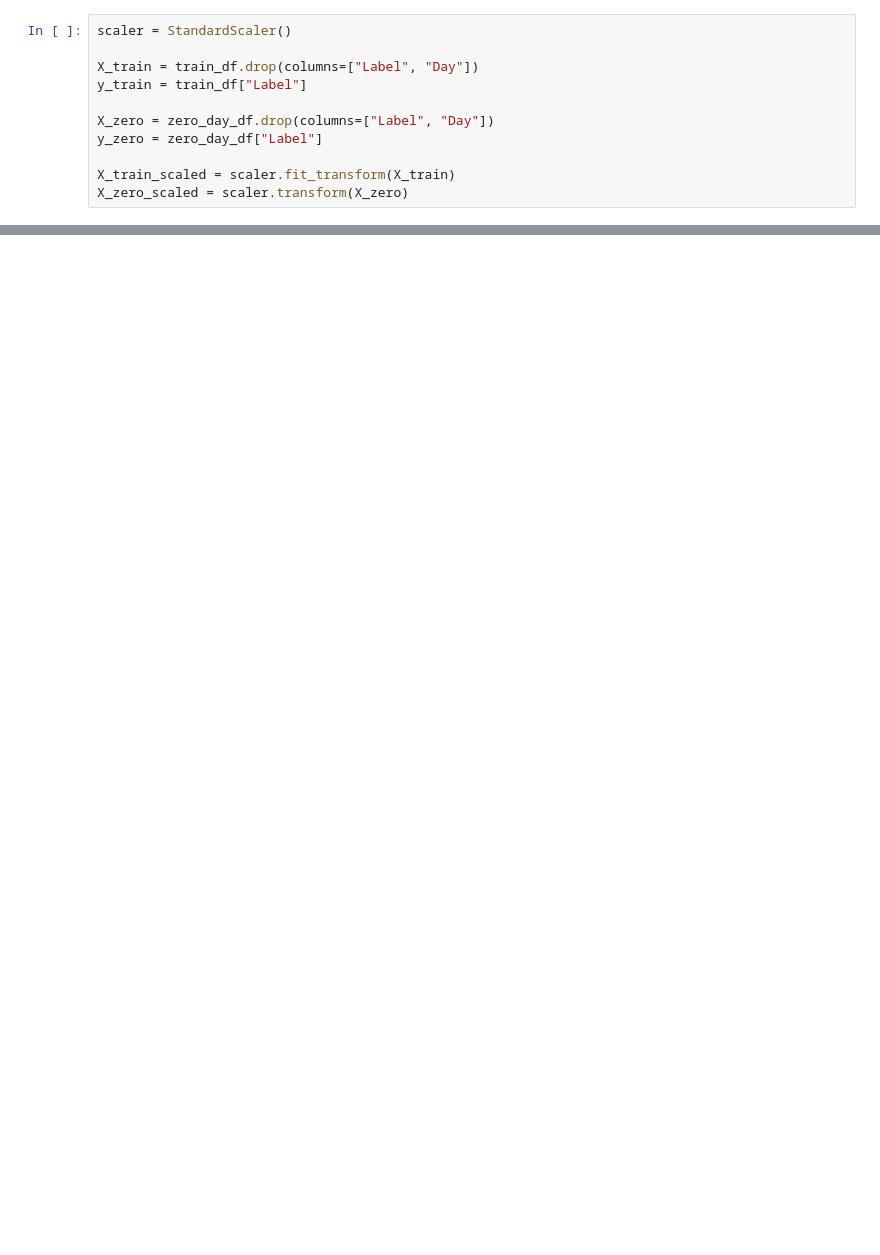
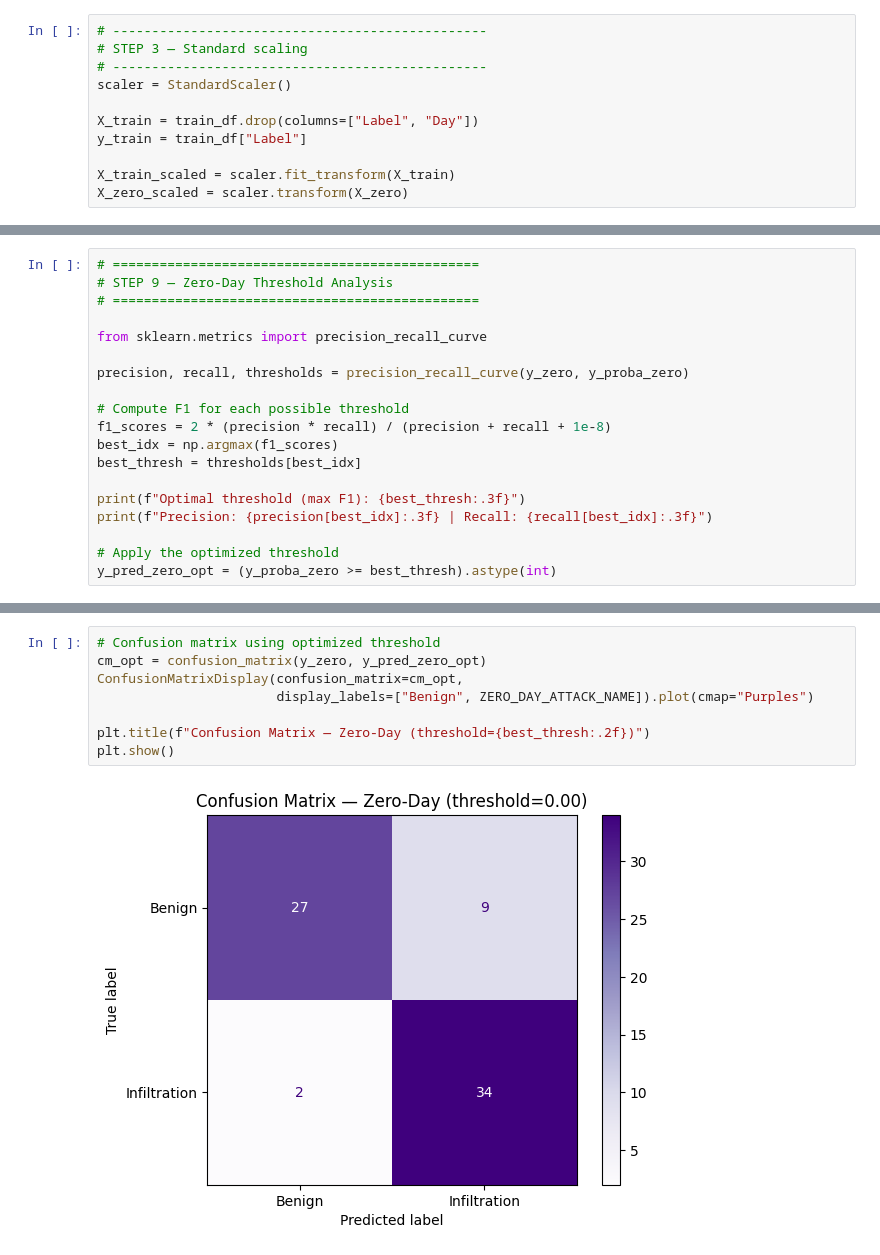
Before and after one commit to Centison05/network-anomaly-detector, a Jupyter notebook: notebooks/day8_explainability.ipynb, the cells around one changed output, grey strips where cells are left out. Cells and saved outputs as stored; diff of their text form; blank space fills up the shorter version.

```diff
--- a/notebooks/day8_explainability.ipynb
+++ b/notebooks/day8_explainability.ipynb
@@ -62,11 +88,11 @@ Loaded dataset: (2604998, 79)
 # %%
+# ------------------------------------------------
+# STEP 3 — Standard scaling
+# ------------------------------------------------
 scaler = StandardScaler()
 
 X_train = train_df.drop(columns=["Label", "Day"])
 y_train = train_df["Label"]
 
-X_zero = zero_day_df.drop(columns=["Label", "Day"])
-y_zero = zero_day_df["Label"]
-
 X_train_scaled = scaler.fit_transform(X_train)
 X_zero_scaled = scaler.transform(X_zero)
@@ -178,0 +264,19 @@ summary_df.to_csv(f"zero_day_results_{ZERO_DAY_ATTACK_NAME}.csv", index=False)
+# %%
+# ===============================================
+# STEP 9 — Zero-Day Threshold Analysis
+# ===============================================
+
+from sklearn.metrics import precision_recall_curve
+
+precision, recall, thresholds = precision_recall_curve(y_zero, y_proba_zero)
+
+# Compute F1 for each possible threshold
+f1_scores = 2 * (precision * recall) / (precision + recall + 1e-8)
+best_idx = np.argmax(f1_scores)
+best_thresh = thresholds[best_idx]
+
+print(f"Optimal threshold (max F1): {best_thresh:.3f}")
+print(f"Precision: {precision[best_idx]:.3f} | Recall: {recall[best_idx]:.3f}")
+
+# Apply the optimized threshold
+y_pred_zero_opt = (y_proba_zero >= best_thresh).astype(int)
@@ -178,0 +286,10 @@ summary_df.to_csv(f"zero_day_results_{ZERO_DAY_ATTACK_NAME}.csv", index=False)
+# %%
+# Confusion matrix using optimized threshold
+cm_opt = confusion_matrix(y_zero, y_pred_zero_opt)
+ConfusionMatrixDisplay(confusion_matrix=cm_opt,
+                       display_labels=["Benign", ZERO_DAY_ATTACK_NAME]).plot(cmap="Purples")
+
+plt.title(f"Confusion Matrix — Zero-Day (threshold={best_thresh:.2f})")
+plt.show()
+# %% [output]
+[figure, added]
```
Also changed, not shown: parts of 14 cells of this notebook.
